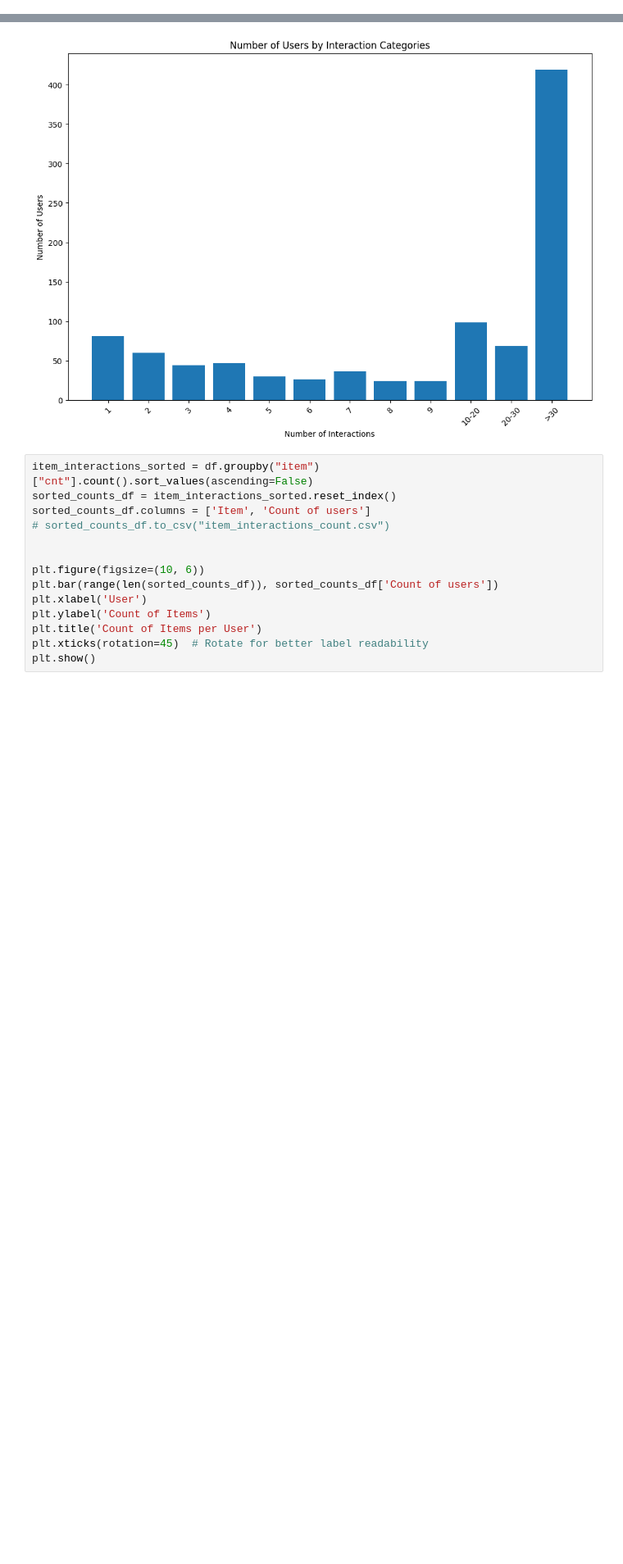
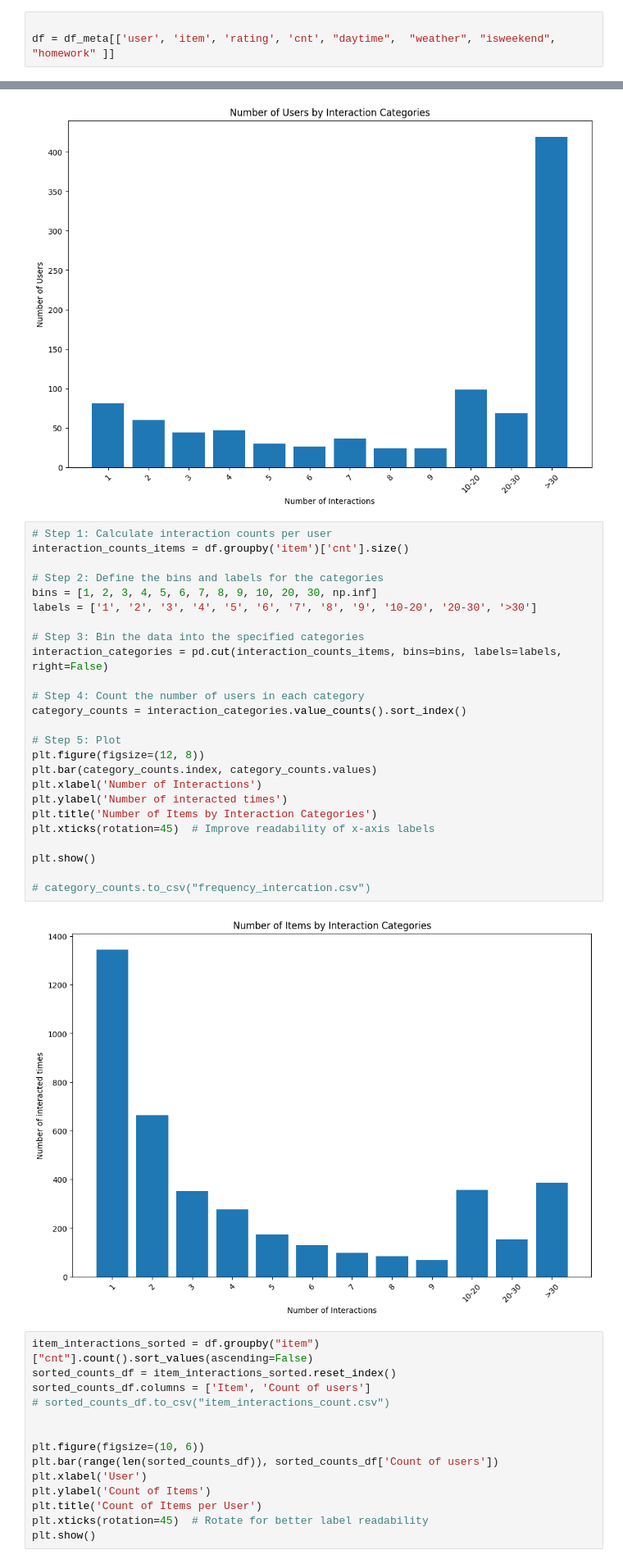
Before and after one commit to AlexAbades/recsys, a Jupyter notebook: src/notebooks/frappe_analysis.ipynb, the cells around one changed output, grey strips where cells are left out. Shown at 82% size. Drawn from its saved outputs; the diff is of its cells as text; blank space fills up the shorter version.

```diff
--- a/src/notebooks/frappe_analysis.ipynb
+++ b/src/notebooks/frappe_analysis.ipynb
@@ -158,3 +158,6 @@ for i in df_meta.rating.unique():
 print(f"Number of unkowns: {unkowns}")
 # %% [output]
 Number of unkowns: 1
+# %%
+
+df = df_meta[['user', 'item', 'rating', 'cnt', "daytime",  "weather", "isweekend", "homework" ]]
@@ -203,6 +228,33 @@ plt.show()
 # category_counts.to_csv("frequency_intercation.csv")
 # %% [output]
 [figure]
+# %%
+# Step 1: Calculate interaction counts per user
+interaction_counts_items = df.groupby('item')['cnt'].size()
+
+# Step 2: Define the bins and labels for the categories
+bins = [1, 2, 3, 4, 5, 6, 7, 8, 9, 10, 20, 30, np.inf]
+labels = ['1', '2', '3', '4', '5', '6', '7', '8', '9', '10-20', '20-30', '>30']
+
+# Step 3: Bin the data into the specified categories
+interaction_categories = pd.cut(interaction_counts_items, bins=bins, labels=labels, right=False)
+
+# Step 4: Count the number of users in each category
+category_counts = interaction_categories.value_counts().sort_index()
+
+# Step 5: Plot
+plt.figure(figsize=(12, 8))
+plt.bar(category_counts.index, category_counts.values)
+plt.xlabel('Number of Interactions')
+plt.ylabel('Number of interacted times')
+plt.title('Number of Items by Interaction Categories')
+plt.xticks(rotation=45)  # Improve readability of x-axis labels
+
+plt.show()
+
+# category_counts.to_csv("frequency_intercation.csv")
+# %% [output]
+[figure, added]
 # %%
 item_interactions_sorted = df.groupby("item")["cnt"].count().sort_values(ascending=False)
 sorted_counts_df = item_interactions_sorted.reset_index()
```
Also changed, not shown: parts of 3 cells of this notebook, 15 other files.
